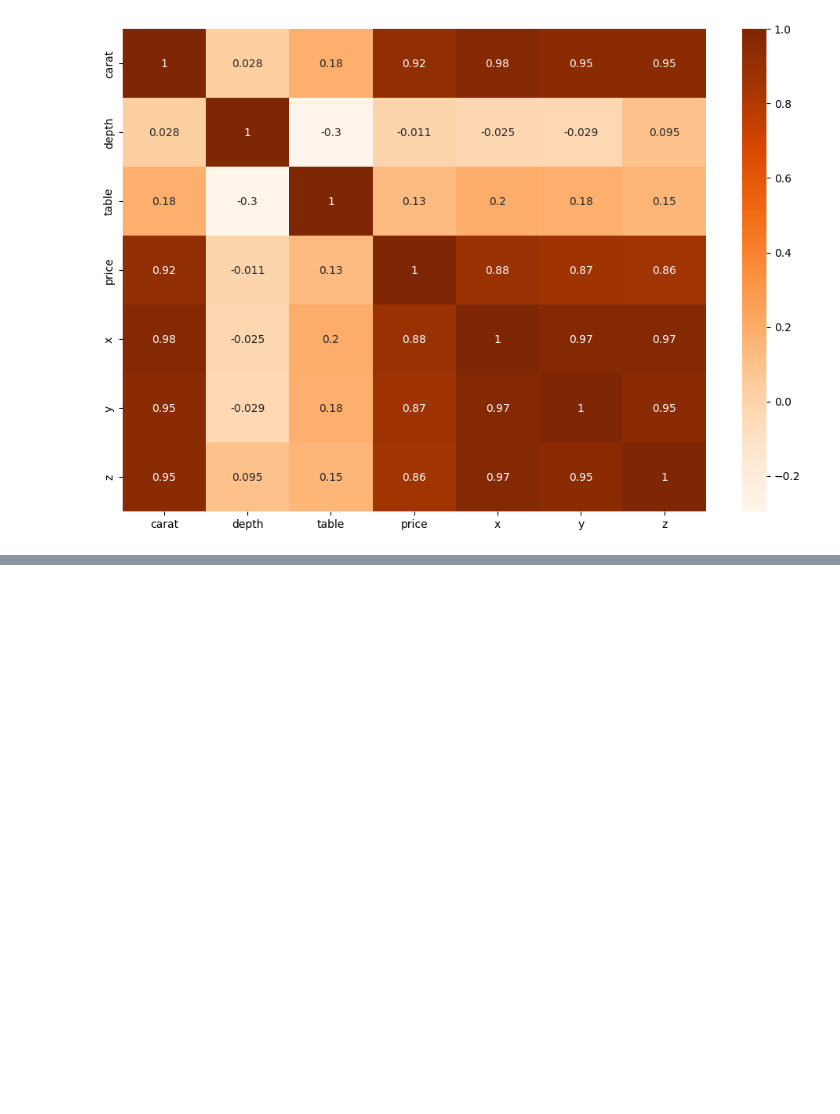
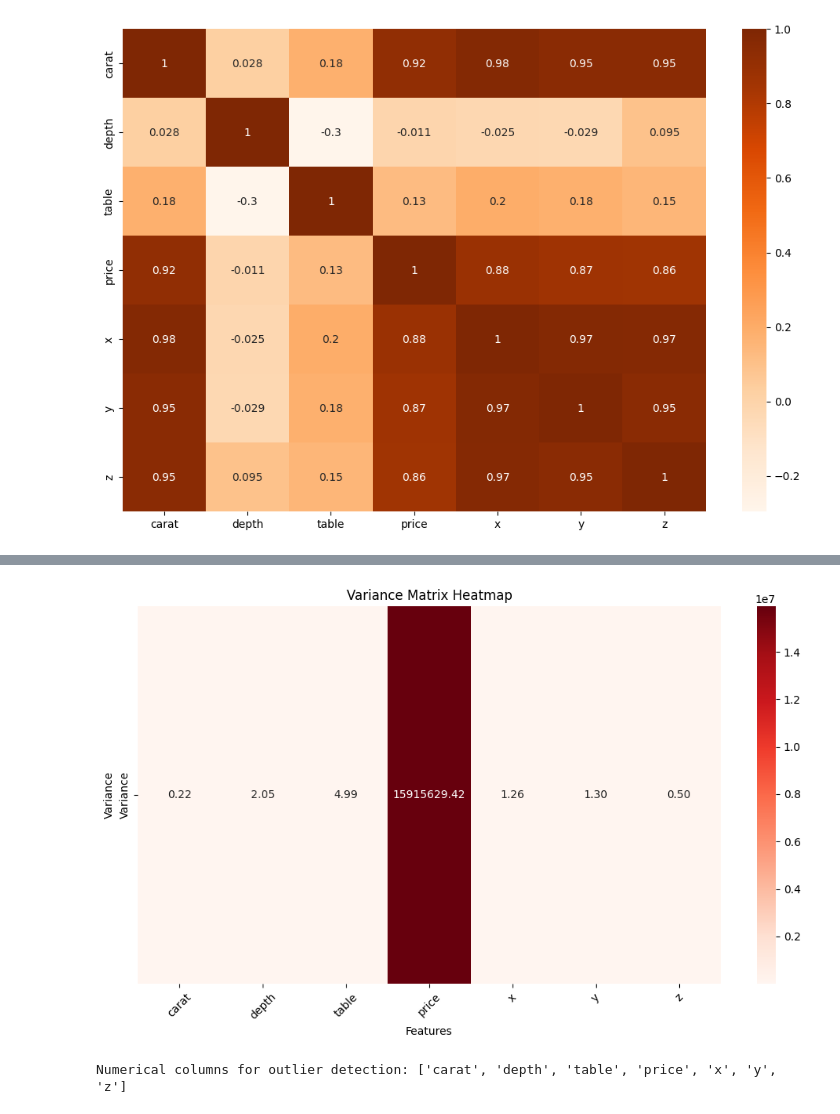
Before and after one commit to Raghav0079/XGBoost-project---1-, a Jupyter notebook: code.ipynb, the cells around one changed output, grey strips where cells are left out. Cells and saved outputs as stored; diff of their text form; code cells hidden in the pictures; blank space fills up the shorter version.

```diff
--- a/code.ipynb
+++ b/code.ipynb
@@ -235,0 +242,23 @@ plt.show()
+# %%
+# Heatmap for variance matrix
+plt.figure(figsize=(10, 6))
+sns.heatmap(var_matrix.values.reshape(1, -1),
+            annot=True,
+            cmap='Reds',
+            xticklabels=var_matrix.index,
+            yticklabels=['Variance'],
+            fmt='.2f')
+plt.title('Variance Matrix Heatmap')
+plt.xlabel('Features')
+plt.ylabel('Variance')
+plt.xticks(rotation=45)
+plt.tight_layout()
+plt.show()
+# %% [output]
+[figure, added]
+# %%
+# Define numerical columns for outlier detection
+numerical_cols = df.select_dtypes(include=['float64', 'int64']).columns.tolist()
+print("Numerical columns for outlier detection:", numerical_cols)
+# %% [output]
+Numerical columns for outlier detection: ['carat', 'depth', 'table', 'price', 'x', 'y', 'z']
```
Also changed, not shown: parts of 21 cells of this notebook.
